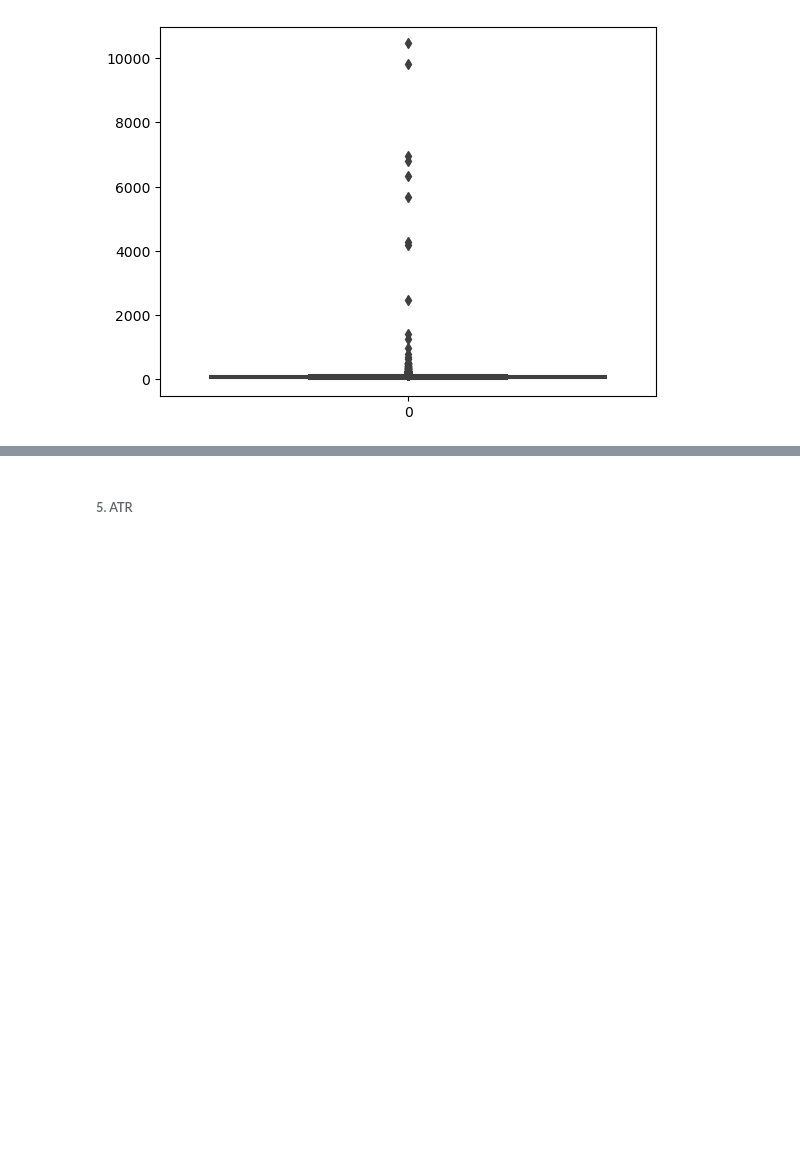
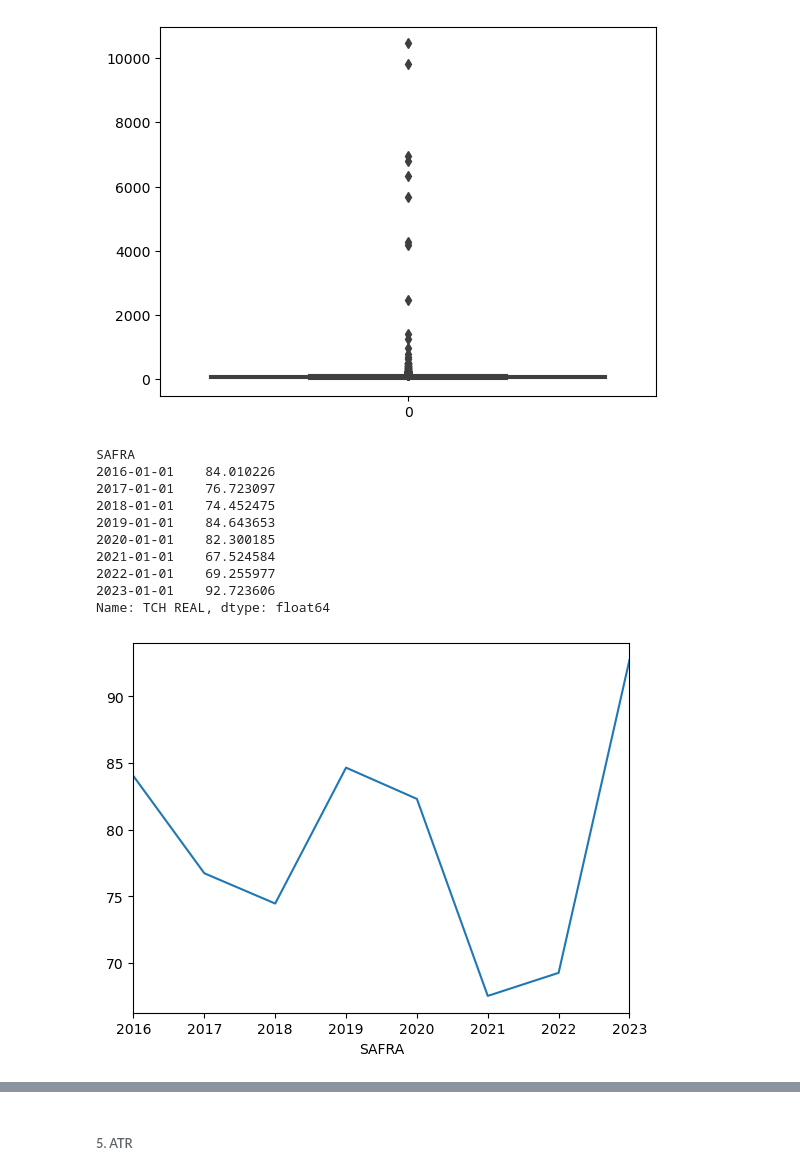
Before and after one commit to fernandovieira1/Analise-Dados-Cana, a Jupyter notebook: analise_cana.ipynb, the cells around one changed output, grey strips where cells are left out. Saved outputs shown, nothing was run; the diff lists cells and outputs as text; code cells hidden in the pictures; blank space fills up the shorter version.

```diff
--- a/analise_cana.ipynb
+++ b/analise_cana.ipynb
@@ -679,3 +679,18 @@ sns.boxplot(df['TCH REAL'])
 # %% [output]
 <Axes: >
 [figure]
+# %%
+df.groupby('SAFRA')['TCH REAL'].mean().plot()
+df.groupby('SAFRA')['TCH REAL'].mean()
+# %% [output]
+SAFRA
+2016-01-01    84.010226
+2017-01-01    76.723097
+2018-01-01    74.452475
+2019-01-01    84.643653
+2020-01-01    82.300185
+2021-01-01    67.524584
+2022-01-01    69.255977
+2023-01-01    92.723606
+Name: TCH REAL, dtype: float64
+[figure, added]
```
Also changed, not shown: parts of 2 cells of this notebook.
